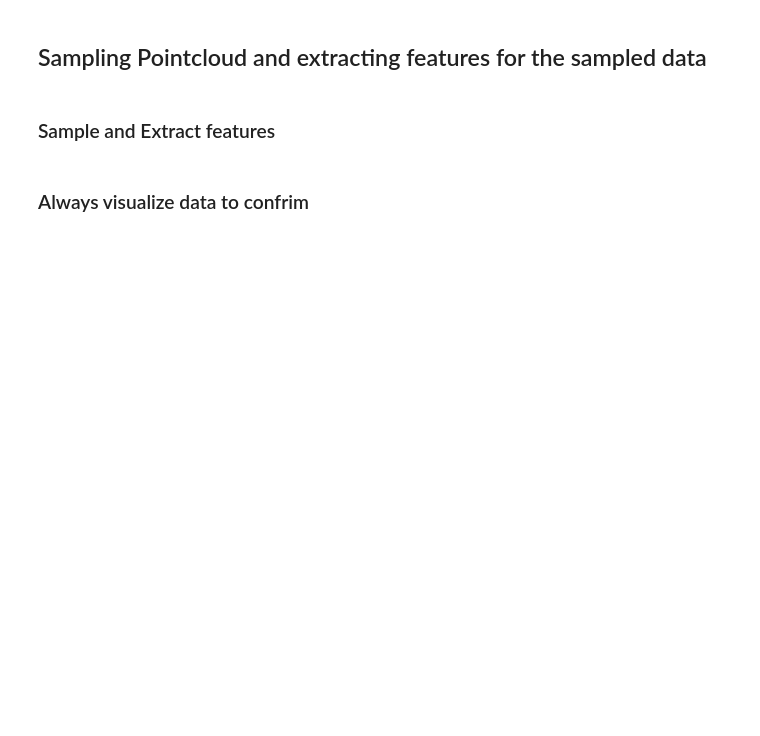
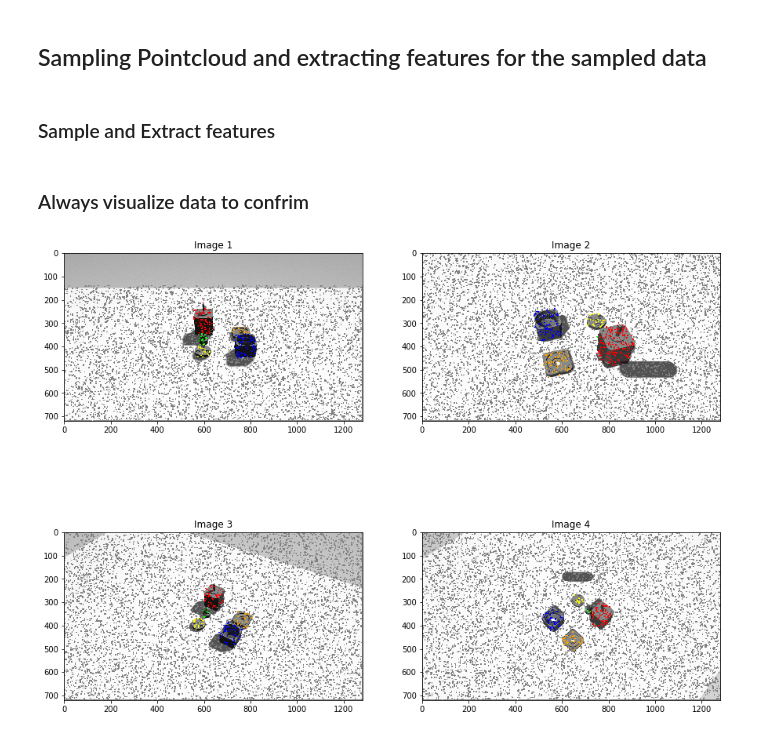
Before and after one commit to KulunuOS/Pointnet2_SemSeg, a Jupyter notebook: Jupyter_notebooks/Dataset_Preprocessing.ipynb, the cells around one changed output. Saved outputs shown, nothing was run; the diff lists cells and outputs as text; code cells hidden in the pictures; blank space fills up the shorter version.

```diff
--- a/Jupyter_notebooks/Dataset_Preprocessing.ipynb
+++ b/Jupyter_notebooks/Dataset_Preprocessing.ipynb
@@ -18,6 +18,7 @@ import pcl
 from PIL import Image
 
 from lib.custom_dataloader import Dataset
+from torch.utils.data import DataLoader
 from lib.seg_utils import dpt_2_cld,draw_p2ds,project_p3d
 import matplotlib.pyplot as plt
 
@@ -28,7 +29,7 @@ img_id_leading_zeros = 0
 dpt_format = ".png"
 rgb_format = ".png"
 
-dataset = Dataset(root_path, scene_id ='stage_5')
+dataset = Dataset(root_path, scene_id ='stage_1')
 cld_rgb_nrms_path = os.path.join(dataset.dir, 'cld_rgb_nrms')
 # %% [markdown]
 ### Sample and Extract features
@@ -152,5 +153,42 @@ rgb = draw_p2ds(rgb, p2ds,color,3)
 plt.figure(figsize=(30,30))
 plt.imshow(np.asarray(rgb,np.int32),interpolation='none')
 plt.show()
+# %%
+# TODO : The processing takes longer.
+num_images = 4
+rows = 2
+cols = 2
+fig = plt.figure(figsize=(15,12))
+
+dataloader = DataLoader(dataset, batch_size=num_images, shuffle=True)
+K,dpt_K, cam_scale = dataset.get_cam_info(idx=0)
+labels, cld_rgb_nrm, choose, rgb = next(iter(dataloader))
+
+colors = [
+    (128, 128, 128),  # Grey
+    (255, 0, 0),      # Red
+    (0, 255, 0),      # Green
+    (0, 0, 255),      # Blue
+    (255, 255, 0),    # Yellow
+    (255, 165, 0)     # Orange
+]
+
+for idx in range(num_images):
+
+    pcld = cld_rgb_nrm[idx].squeeze().cpu().numpy()[:,0:3].copy()
+    label = labels[idx].squeeze().cpu().numpy().copy()
+    rgb_ = rgb[idx].cpu().numpy().transpose(1, 2, 0)[...,::-1].copy()
+
+    for i in range(0, len(np.unique(labels))):
+         p2ds = project_p3d(pcld[label == i], cam_scale, K)
+         rgb_ = draw_p2ds(rgb_, p2ds,colors[i],3)
+
+    ax = fig.add_subplot(rows, cols, idx + 1)
+    plt.imshow(np.asarray(rgb_,np.int32),interpolation='none')
+    ax.set_title(f"Image {idx + 1}")
+
+plt.show()
+# %% [output]
+[figure, added]
 # %%
 # TODO : Create a visualization gif
```
Also changed, not shown: 1 other file.
